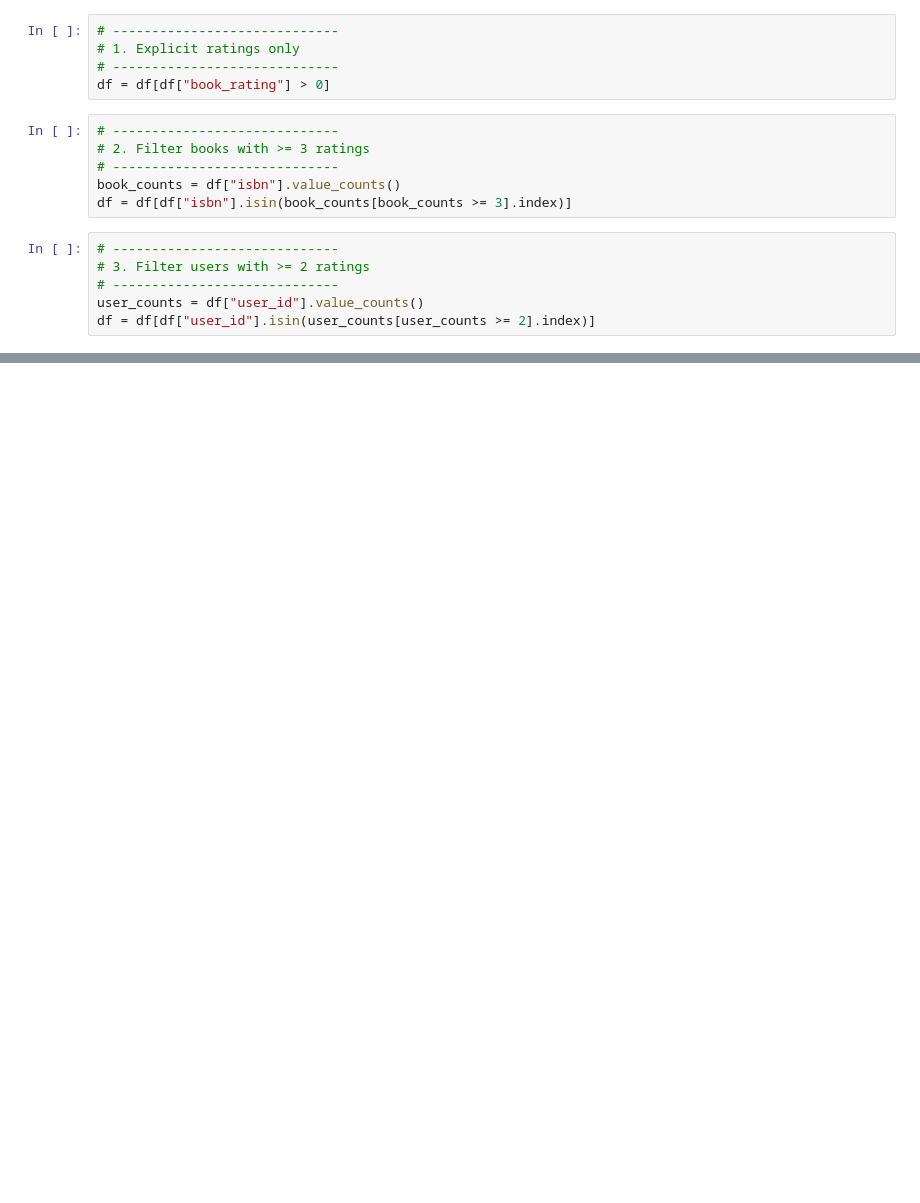
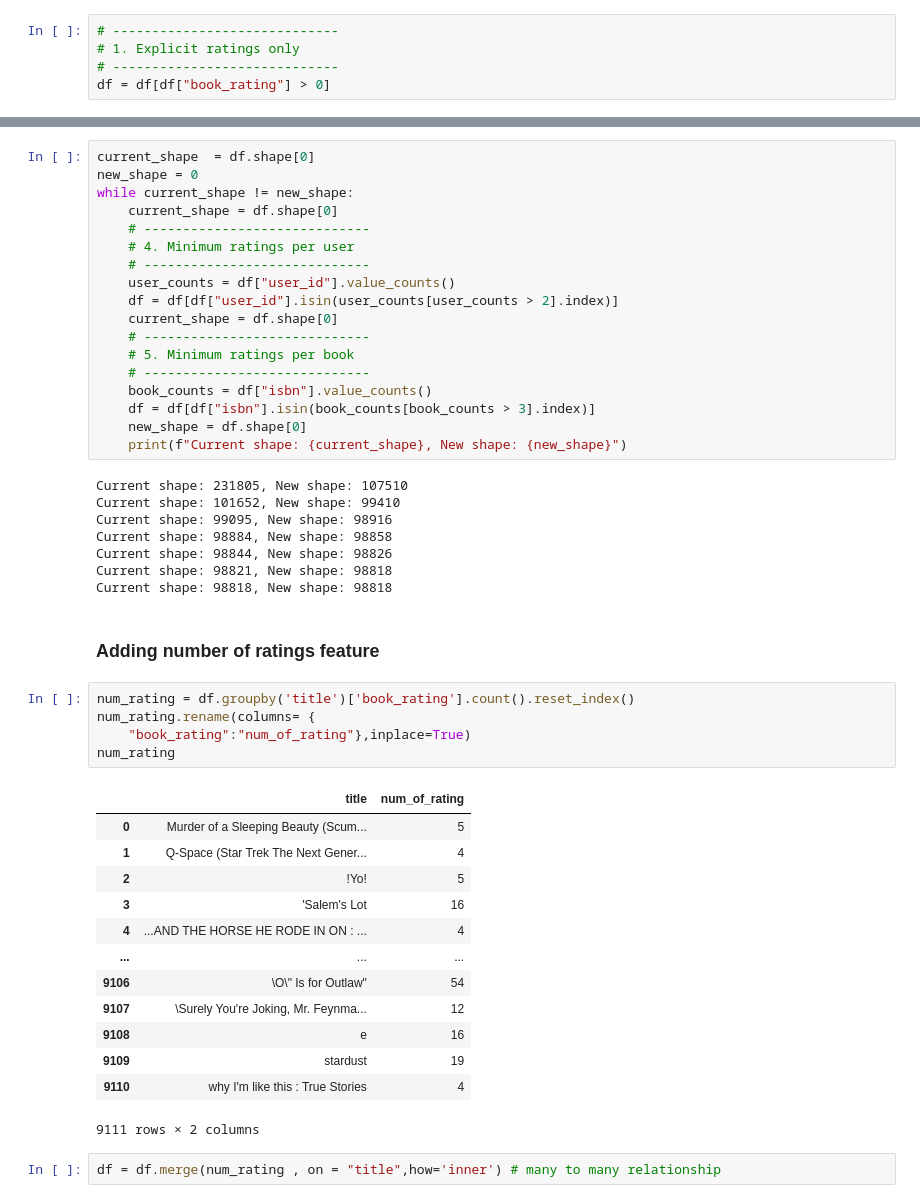
Before and after one commit to AhmedMagdi2003/GTC-Book-Recommendation-System, a Jupyter notebook: data_collecting_prepare/01_data_preparation_and_validation.ipynb, the cells around one changed output, grey strips where cells are left out. Cells and saved outputs as stored; diff of their text form; blank space fills up the shorter version.

```diff
--- a/data_collecting_prepare/01_data_preparation_and_validation.ipynb
+++ b/data_collecting_prepare/01_data_preparation_and_validation.ipynb
@@ -222,18 +218,6 @@ Name: count, dtype: int64
 # 1. Explicit ratings only
 # -----------------------------
 df = df[df["book_rating"] > 0]
-# %%
-# -----------------------------
-# 2. Filter books with >= 3 ratings
-# -----------------------------
-book_counts = df["isbn"].value_counts()
-df = df[df["isbn"].isin(book_counts[book_counts >= 3].index)]
-# %%
-# -----------------------------
-# 3. Filter users with >= 2 ratings
-# -----------------------------
-user_counts = df["user_id"].value_counts()
-df = df[df["user_id"].isin(user_counts[user_counts >= 2].index)]
 # %%
 df['user_age'].describe()
 # %% [output]
@@ -272,0 +275,49 @@ df = df[((df["year"] >= 1500) & (df["year"] <= 2025))]
+# %%
+current_shape  = df.shape[0]
+new_shape = 0
+while current_shape != new_shape:
+    current_shape = df.shape[0]
+    # -----------------------------
+    # 4. Minimum ratings per user
+    # -----------------------------
+    user_counts = df["user_id"].value_counts()
+    df = df[df["user_id"].isin(user_counts[user_counts > 2].index)]
+    current_shape = df.shape[0]
+    # -----------------------------
+    # 5. Minimum ratings per book
+    # -----------------------------
+    book_counts = df["isbn"].value_counts()
+    df = df[df["isbn"].isin(book_counts[book_counts > 3].index)]
+    new_shape = df.shape[0]
+    print(f"Current shape: {current_shape}, New shape: {new_shape}")
+# %% [output]
+Current shape: 231805, New shape: 107510
+Current shape: 101652, New shape: 99410
+Current shape: 99095, New shape: 98916
+Current shape: 98884, New shape: 98858
+Current shape: 98844, New shape: 98826
+Current shape: 98821, New shape: 98818
+Current shape: 98818, New shape: 98818
+# %% [markdown]
+### Adding number of ratings feature
+# %%
+num_rating = df.groupby('title')['book_rating'].count().reset_index()
+num_rating.rename(columns= {
+    "book_rating":"num_of_rating"},inplace=True)
+num_rating
+# %% [output]
+|  | title | num_of_rating |
+| 0 | Murder of a Sleeping Beauty (Scum... | 5 |
+| 1 | Q-Space (Star Trek The Next Gener... | 4 |
+| 2 | !Yo! | 5 |
+| 3 | 'Salem's Lot | 16 |
+| 4 | ...AND THE HORSE HE RODE IN ON : ... | 4 |
+| ... | ... | ... |
+| 9106 | \O\" Is for Outlaw" | 54 |
+| 9107 | \Surely You're Joking, Mr. Feynma... | 12 |
+| 9108 | e | 16 |
+| 9109 | stardust | 19 |
+| 9110 | why I'm like this : True Stories | 4 |
+9111 rows × 2 columns
+# %%
+df = df.merge(num_rating , on = "title",how='inner') # many to many relationship
```
Also changed, not shown: parts of 16 cells of this notebook, 12 other files.
